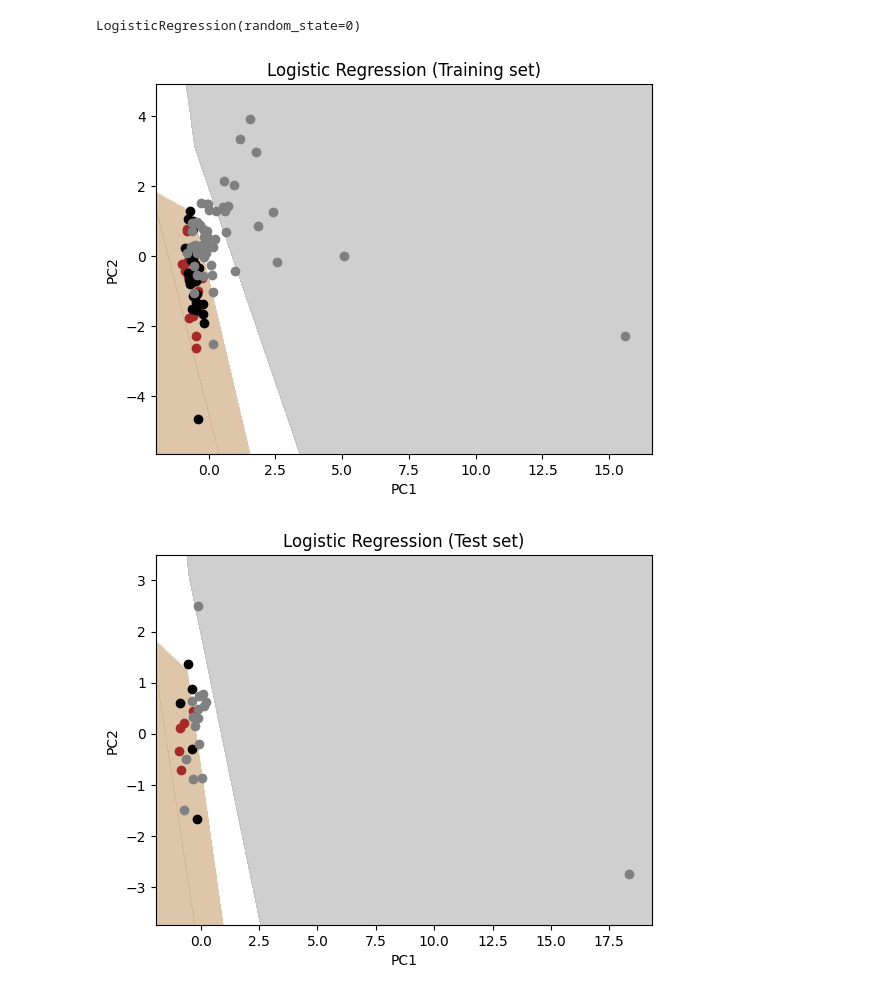
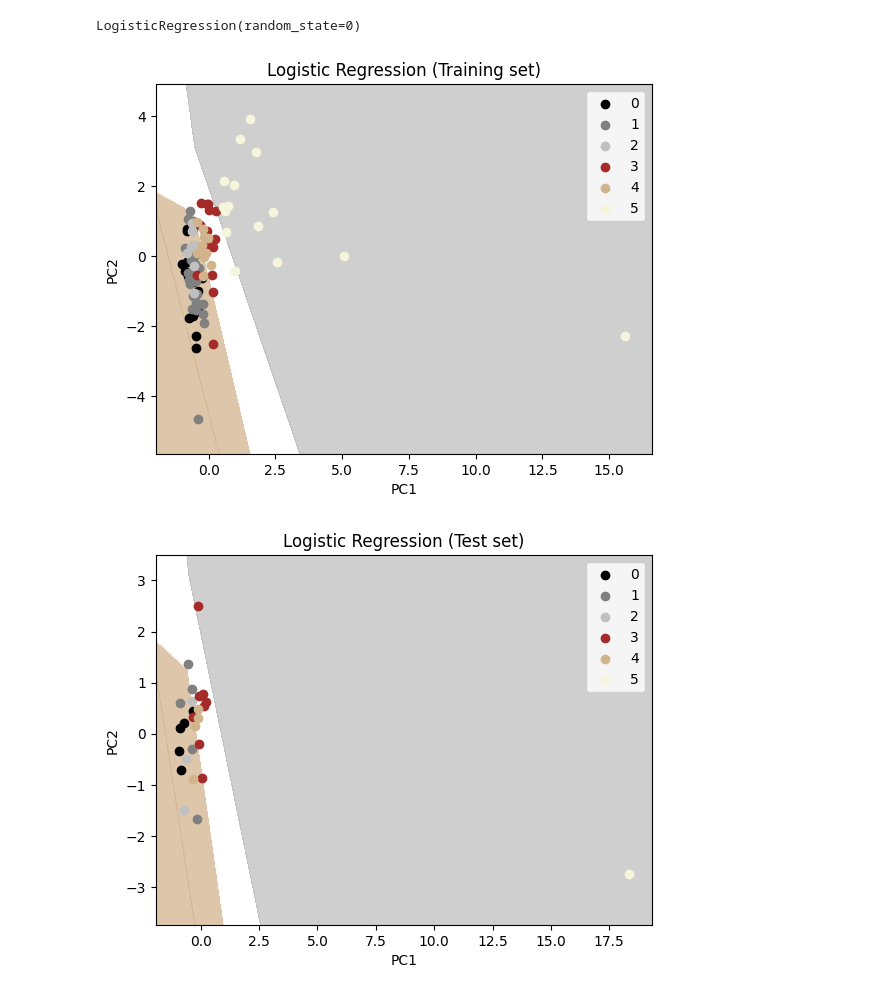
Before and after one commit to spribylova/PythonAppliedAnalytics, a Jupyter notebook: Fashion_File_PCA_2.ipynb, the cells around one changed output. Saved outputs shown, nothing was run; the diff lists cells and outputs as text; code cells hidden in the pictures.

```diff
--- a/Fashion_File_PCA_2.ipynb
+++ b/Fashion_File_PCA_2.ipynb
@@ -68,7 +70,7 @@ np.bool = np.bool_
 # importing or loading the dataset
 y_sheet = 'List' # change it to your sheet name, you can find your sheet name at the bottom left of your excel file
 file_name = 'DE_Mode_1.xlsx' # change it to the name of your excel file
-df = read_excel(file_name, sheet_name = my_sheet)
+df = read_excel(file_name, sheet_name = y_sheet)
 # %%
 # revise that all columns are numerical
 print (df.dtypes)
@@ -145,36 +151,37 @@ y_pred = classifier.predict(X_test)
 # %%
 cm = confusion_matrix(y_test, y_pred)
 # %%
-# Predicting the training set
-# result through scatter plot
+# TRAINING
+# Predict training set
 X_set, y_set = X_train, y_train
 X1, X2 = np.meshgrid(np.arange(start=X_set[:, 0].min() - 1,
                                stop=X_set[:, 0].max() + 1, step=0.01),
                      np.arange(start=X_set[:, 1].min() - 1,
                                stop=X_set[:, 1].max() + 1, step=0.01))
 
 plt.contourf(X1, X2, classifier.predict(np.array([X1.ravel(),
                                                   X2.ravel()]).T).reshape(X1.shape), alpha=0.75,
              cmap=ListedColormap(('tan', 'white', 'silver')))
 
 plt.xlim(X1.min(), X1.max())
 plt.ylim(X2.min(), X2.max())
 
 for i, j in enumerate(np.unique(y_set)):
     plt.scatter(X_set[y_set == j, 0], X_set[y_set == j, 1],
-                color=ListedColormap(('brown', 'black', 'grey'))(i), label=j)
+                color=ListedColormap(('black', 'grey','silver', 'brown', 'tan','beige'))(i), label=j)
 
 plt.title('Logistic Regression (Training set)')
 plt.xlabel('PC1')  # for Xlabel
 plt.ylabel('PC2')  # for Ylabel
-#plt.legend()  # to show legend
+plt.legend()  # to show legend
 
 # show scatter plot
 plt.show()
 # %% [output]
-[figure, old version]
+[figure, new version]
 # %%
-# Visualising the Test set results through scatter plot
+# TEST
+# predict test set
 X_set, y_set = X_test, y_test
 
 X1, X2 = np.meshgrid(np.arange(start=X_set[:, 0].min() - 1,
@@ -191,18 +198,18 @@ plt.ylim(X2.min(), X2.max())
 
 for i, j in enumerate(np.unique(y_set)):
     plt.scatter(X_set[y_set == j, 0], X_set[y_set == j, 1],
-                color=ListedColormap(('brown', 'black', 'grey'))(i), label=j)
+                color=ListedColormap(('black', 'grey','silver', 'brown', 'tan','beige'))(i), label=j)
 
 # title for scatter plot
 plt.title('Logistic Regression (Test set)')
 plt.xlabel('PC1')  # for Xlabel
 plt.ylabel('PC2')  # for Ylabel
-#plt.legend()
+plt.legend()
 
 # show scatter plot
 plt.show()
 # %% [output]
-[figure, old version]
+[figure, new version]
 # %%
 # plot the first two principal components with labels
 colors = ['brown', 'black', 'grey']
```
Also changed, not shown: parts of 9 cells of this notebook.
